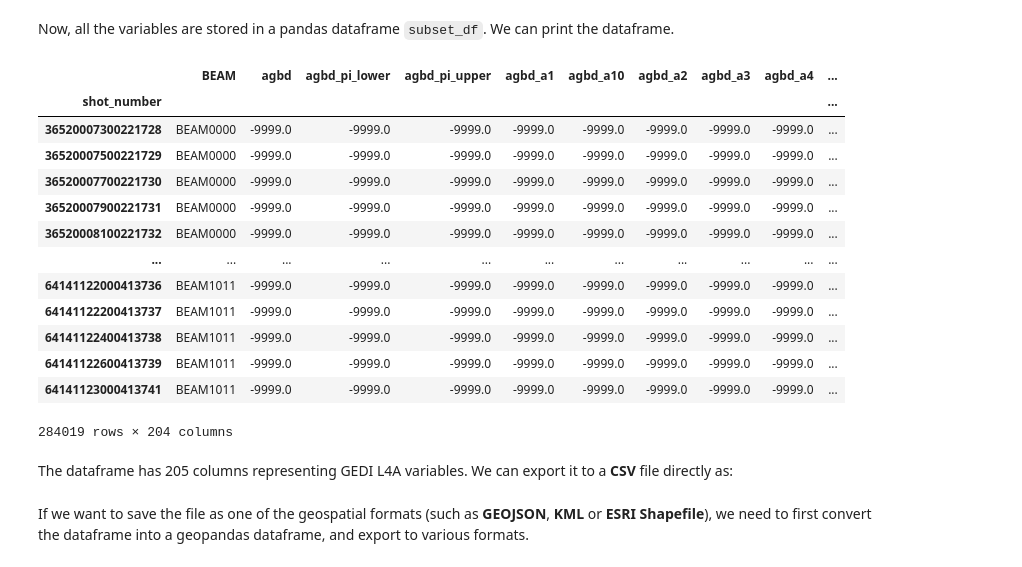
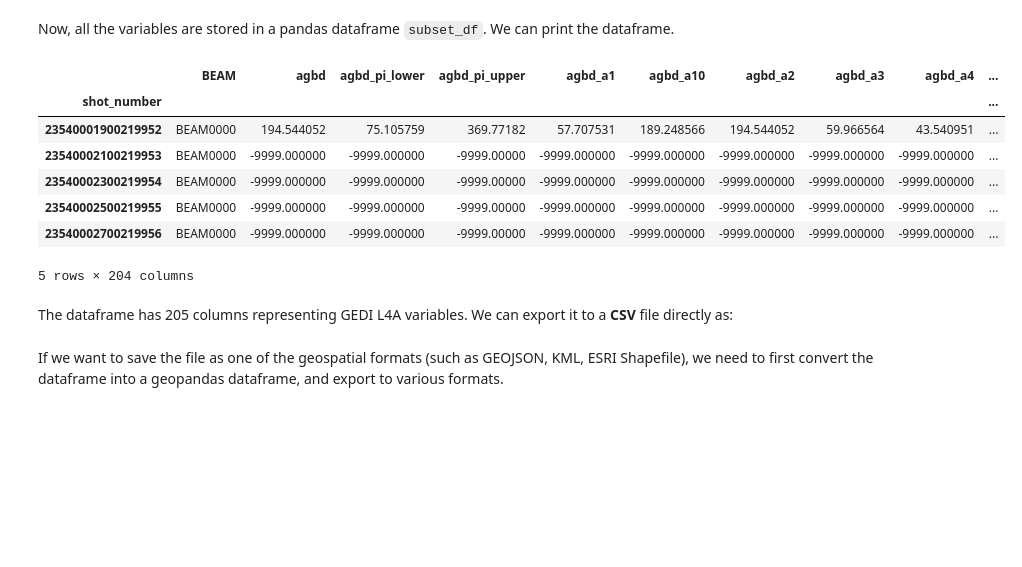
Before and after one commit to ornldaac/gedi_tutorials, a Jupyter notebook: 2_gedi_l4a_subsets.ipynb, the cells around one changed output. Cells and saved outputs as stored; diff of their text form; code cells hidden in the pictures; blank space fills up the shorter version.

```diff
--- a/2_gedi_l4a_subsets.ipynb
+++ b/2_gedi_l4a_subsets.ipynb
@@ -161,7 +169,7 @@ Let's first open one of the L4A file `GEDI04_A_2019133103100_O02354_T00724_02_00
 # %%
 import h5py
 import numpy as np
-hf = h5py.File('full_orbit/GEDI04_A_2019133103100_O02354_T00724_02_001_01.h5', 'r')
+hf = h5py.File('full_orbits/GEDI04_A_2019133103100_O02354_T00724_02_001_01.h5', 'r')
 hf.keys()
 # %% [output]
 <KeysViewHDF5 ['ANCILLARY', 'BEAM0000', 'BEAM0001', 'BEAM0010', 'BEAM0011', 'BEAM0101', 'BEAM0110', 'BEAM1000', 'BEAM1011', 'METADATA']>
@@ -258,11 +266,9 @@ In the Steps 2 and 3 above, we downloaded L4A files into the directory `full_orb
 from glob import glob
 from os import path
 
-indir = 'full_orbit'
-outdir = 'subset'
+indir = 'full_orbits'
+outdir = 'subsets'
 
-# reading boundary file
-grsm_poly = gpd.read_file('grsm/GRSM_BOUNDARY_POLYGON_fid17.shp')
 # converting to WGS84 coordinate system
 grsm_epsg4326 = grsm_poly.to_crs(epsg=4326)
 
@@ -317,7 +323,8 @@ Now, new the subset files are created in the `subset` directory. We will use the
 lat_l = []
 lon_l = []
 agbd = []
-outdir = 'subset'
+agbd_se=[]
+outdir = 'subset2'
 for subfile in glob(path.join(outdir, '*.h5')):
     hf_in = h5py.File(subfile, 'r')
     for v in list(hf_in.keys()):
@@ -326,9 +333,10 @@ for subfile in glob(path.join(outdir, '*.h5')):
             lat_l.extend(beam['lat_lowestmode'][:].tolist())
             lon_l.extend(beam['lon_lowestmode'][:].tolist())
             agbd.extend(beam['agbd'][:].tolist())
+            agbd_se.extend(beam['agbd_se'][:].tolist())
     hf_in.close()
-geo_arr = list(zip(agbd,lat_l,lon_l))
-df = pd.DataFrame(geo_arr, columns=["agbd", "lat_lowestmode", "lon_lowestmode"])
+geo_arr = list(zip(agbd,agbd_se,lat_l,lon_l))
+df = pd.DataFrame(geo_arr, columns=["agbd", "agbd_se", "lat_lowestmode", "lon_lowestmode"])
 gdf = gpd.GeoDataFrame(df, geometry=gpd.points_from_xy(df.lon_lowestmode, df.lat_lowestmode))
 gdf
 # %% [output]
@@ -366,7 +382,7 @@ from os import path
 import pandas as pd
 import h5py
 
-outdir = 'subset'
+outdir = 'subsets'
 subset_df = pd.DataFrame()
 for subfile in glob(path.join(outdir, '*.h5')):
     hf_in = h5py.File(subfile, 'r')
@@ -413,22 +429,16 @@ Now, all the variables are stored in a pandas dataframe `subset_df`. We can prin
 # %%
 # Setting 'shot_number' as dataframe index. shot_number column is unique
 subset_df = subset_df.set_index('shot_number')
-subset_df
+subset_df.head()
 # %% [output]
 |  | BEAM | agbd | agbd_pi_lower | agbd_pi_upper | agbd_a1 | agbd_a10 | agbd_a2 | agbd_a3 | agbd_a4 | ... |
 | shot_number |  |  |  |  |  |  |  |  |  | ... |
-| 36520007300221728 | BEAM0000 | -9999.0 | -9999.0 | -9999.0 | -9999.0 | -9999.0 | -9999.0 | -9999.0 | -9999.0 | ... |
-| 36520007500221729 | BEAM0000 | -9999.0 | -9999.0 | -9999.0 | -9999.0 | -9999.0 | -9999.0 | -9999.0 | -9999.0 | ... |
-| 36520007700221730 | BEAM0000 | -9999.0 | -9999.0 | -9999.0 | -9999.0 | -9999.0 | -9999.0 | -9999.0 | -9999.0 | ... |
-| 36520007900221731 | BEAM0000 | -9999.0 | -9999.0 | -9999.0 | -9999.0 | -9999.0 | -9999.0 | -9999.0 | -9999.0 | ... |
-| 36520008100221732 | BEAM0000 | -9999.0 | -9999.0 | -9999.0 | -9999.0 | -9999.0 | -9999.0 | -9999.0 | -9999.0 | ... |
-| ... | ... | ... | ... | ... | ... | ... | ... | ... | ... | ... |
-| 64141122000413736 | BEAM1011 | -9999.0 | -9999.0 | -9999.0 | -9999.0 | -9999.0 | -9999.0 | -9999.0 | -9999.0 | ... |
-| 64141122200413737 | BEAM1011 | -9999.0 | -9999.0 | -9999.0 | -9999.0 | -9999.0 | -9999.0 | -9999.0 | -9999.0 | ... |
-| 64141122400413738 | BEAM1011 | -9999.0 | -9999.0 | -9999.0 | -9999.0 | -9999.0 | -9999.0 | -9999.0 | -9999.0 | ... |
-| 64141122600413739 | BEAM1011 | -9999.0 | -9999.0 | -9999.0 | -9999.0 | -9999.0 | -9999.0 | -9999.0 | -9999.0 | ... |
-| 64141123000413741 | BEAM1011 | -9999.0 | -9999.0 | -9999.0 | -9999.0 | -9999.0 | -9999.0 | -9999.0 | -9999.0 | ... |
+| 23540001900219952 | BEAM0000 | 194.544052 | 75.105759 | 369.77182 | 57.707531 | 189.248566 | 194.544052 | 59.966564 | 43.540951 | ... |
+| 23540002100219953 | BEAM0000 | -9999.000000 | -9999.000000 | -9999.00000 | -9999.000000 | -9999.000000 | -9999.000000 | -9999.000000 | -9999.000000 | ... |
+| 23540002300219954 | BEAM0000 | -9999.000000 | -9999.000000 | -9999.00000 | -9999.000000 | -9999.000000 | -9999.000000 | -9999.000000 | -9999.000000 | ... |
+| 23540002500219955 | BEAM0000 | -9999.000000 | -9999.000000 | -9999.00000 | -9999.000000 | -9999.000000 | -9999.000000 | -9999.000000 | -9999.000000 | ... |
+| 23540002700219956 | BEAM0000 | -9999.000000 | -9999.000000 | -9999.00000 | -9999.000000 | -9999.000000 | -9999.000000 | -9999.000000 | -9999.000000 | ... |
-284019 rows × 204 columns
+5 rows × 204 columns
 # %% [markdown]
 The dataframe has 205 columns representing GEDI L4A variables. We can export it to a **CSV** file directly as:
 # %%
@@ -436,5 +446,5 @@ subset_df.to_csv('subset/grsm_subset.csv') # Export to CSV
 # %% [markdown]
-If we want to save the file as one of the geospatial formats (such as **GEOJSON**, **KML** or **ESRI Shapefile**), we need to first convert the dataframe into a geopandas dataframe, and export to various formats.
+If we want to save the file as one of the geospatial formats (such as GEOJSON, KML, ESRI Shapefile), we need to first convert the dataframe into a geopandas dataframe, and export to various formats.
 # %%
 subset_gdf = gpd.GeoDataFrame(subset_df, geometry=gpd.points_from_xy(subset_df.lon_lowestmode, subset_df.lat_lowestmode))
 subset_gdf.crs = "EPSG:4326"
```
Also changed, not shown: parts of 14 cells of this notebook, 9 other files.
